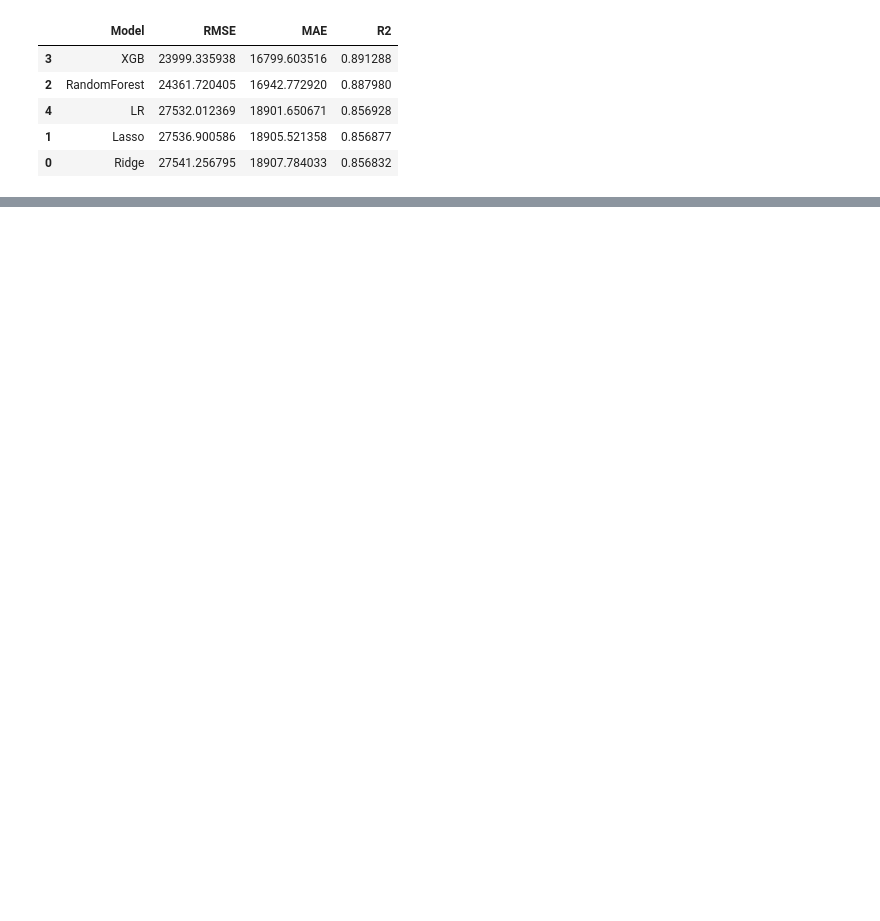
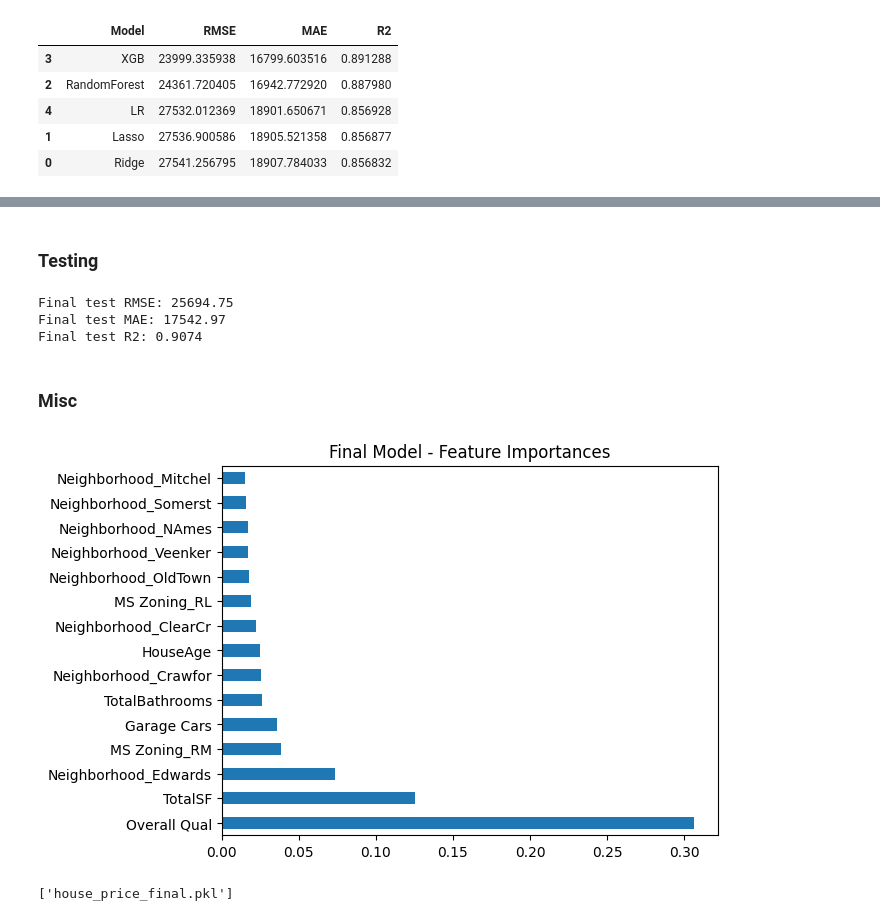
Before and after one commit to HMurawski/dump, a Jupyter notebook: dump_learning/random/refreshment/03.ipynb, the cells around one changed output, grey strips where cells are left out. Cells and saved outputs as stored; diff of their text form; code cells hidden in the pictures; blank space fills up the shorter version.

```diff
--- a/dump_learning/random/refreshment/03.ipynb
+++ b/dump_learning/random/refreshment/03.ipynb
@@ -419,0 +467,3 @@ df_results.sort_values(by="R2", ascending=False)
+# %%
+study = optuna.create_study(direction="minimize")
+study.optimize(objective, n_trials=50, show_progress_bar=True)
@@ -419,0 +484,5 @@ df_results.sort_values(by="R2", ascending=False)
+# %%
+best_params = study.best_params
+
+final_model = XGBRegressor(**best_params, random_state=42, n_jobs=-1)
+final_model.fit(X_full, y_full)
@@ -419,0 +502,30 @@ df_results.sort_values(by="R2", ascending=False)
+# %% [markdown]
+### Testing
+# %%
+y_pred_test = final_model.predict(X_test)
+
+rmse = root_mean_squared_error(y_test, y_pred_test)
+mae = mean_absolute_error(y_test, y_pred_test)
+r2 = r2_score(y_test, y_pred_test)
+
+print(f"Final test RMSE: {rmse:.2f}")
+print(f"Final test MAE: {mae:.2f}")
+print(f"Final test R2: {r2:.4f}")
+# %% [output]
+Final test RMSE: 25694.75
+Final test MAE: 17542.97
+Final test R2: 0.9074
+# %% [markdown]
+### Misc
+# %%
+feat_importances = pd.Series(final_model.feature_importances_, index=X.columns)
+feat_importances.sort_values(ascending=False).head(15).plot(kind='barh')
+plt.title("Final Model - Feature Importances")
+plt.show()
+# %% [output]
+[figure, added]
+# %%
+import joblib
+joblib.dump(final_model, "house_price_final.pkl")
+# %% [output]
+['house_price_final.pkl']
```
Also changed, not shown: parts of 8 cells of this notebook, 1 other file.
